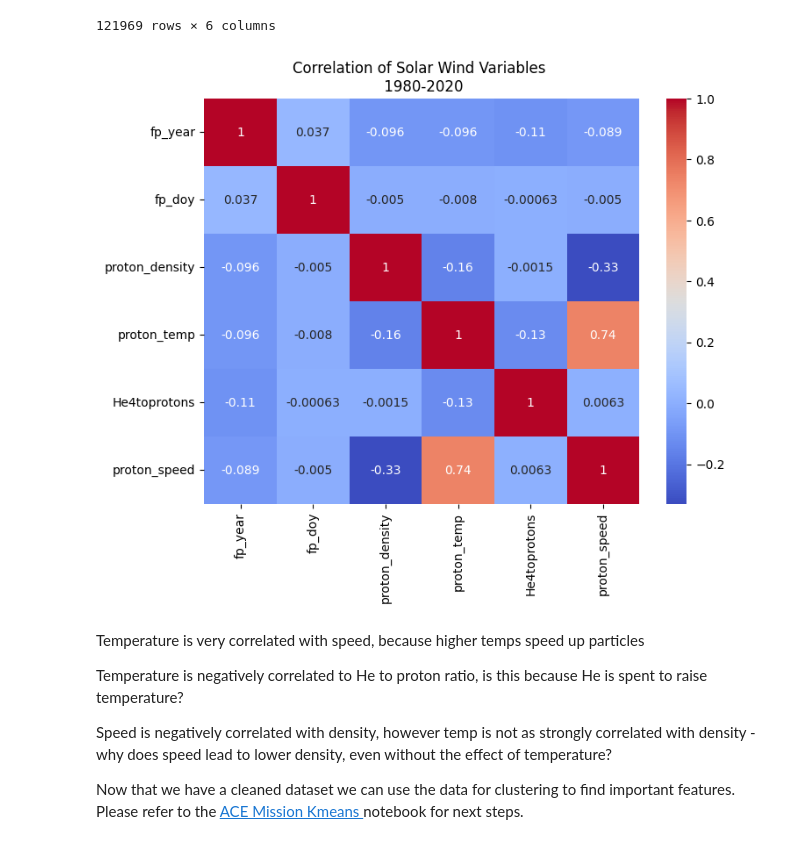
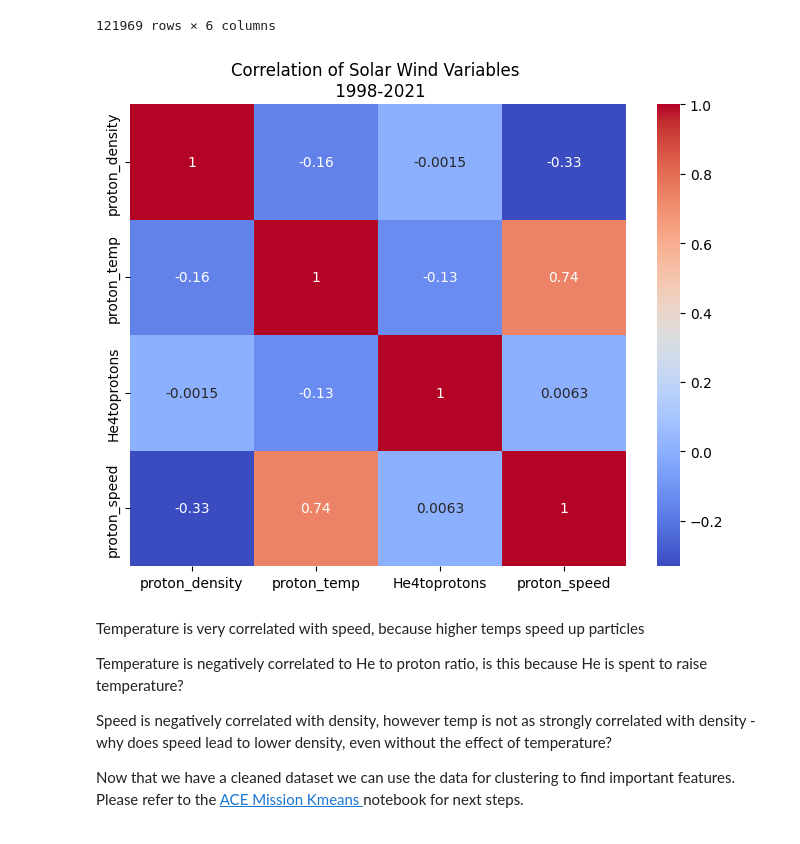
Before and after one commit to amlnewlands/Understanding-the-in-situ-Solar-Wind-Properties, a Jupyter notebook: src/01_ACE_Mission_EDA.ipynb, the cells around one changed output. Saved outputs shown, nothing was run; the diff lists cells and outputs as text; code cells hidden in the pictures.

```diff
--- a/src/01_ACE_Mission_EDA.ipynb
+++ b/src/01_ACE_Mission_EDA.ipynb
@@ -179,17 +179,17 @@ ace_clean
 # %%
 # look at correlations of the data variables
 
 features = ["proton_density", "proton_temp", "He4toprotons", "proton_speed"]
 
 # assign data correlation matrix
-corr = ace_clean.corr()
+corr = ace_clean[features].corr()
 
 plt.figure(figsize=(8, 6))
 sns.heatmap(data=corr, annot=True, cmap="coolwarm")
-plt.title("Correlation of Solar Wind Variables \n 1980-2020")
+plt.title("Correlation of Solar Wind Variables \n 1998-2021")
 plt.show()
 # %% [output]
-[figure, old version]
+[figure, new version]
 # %% [markdown]
 Temperature is very correlated with speed, because higher temps speed up particles
 
```
Also changed, not shown: parts of 8 cells of this notebook.
